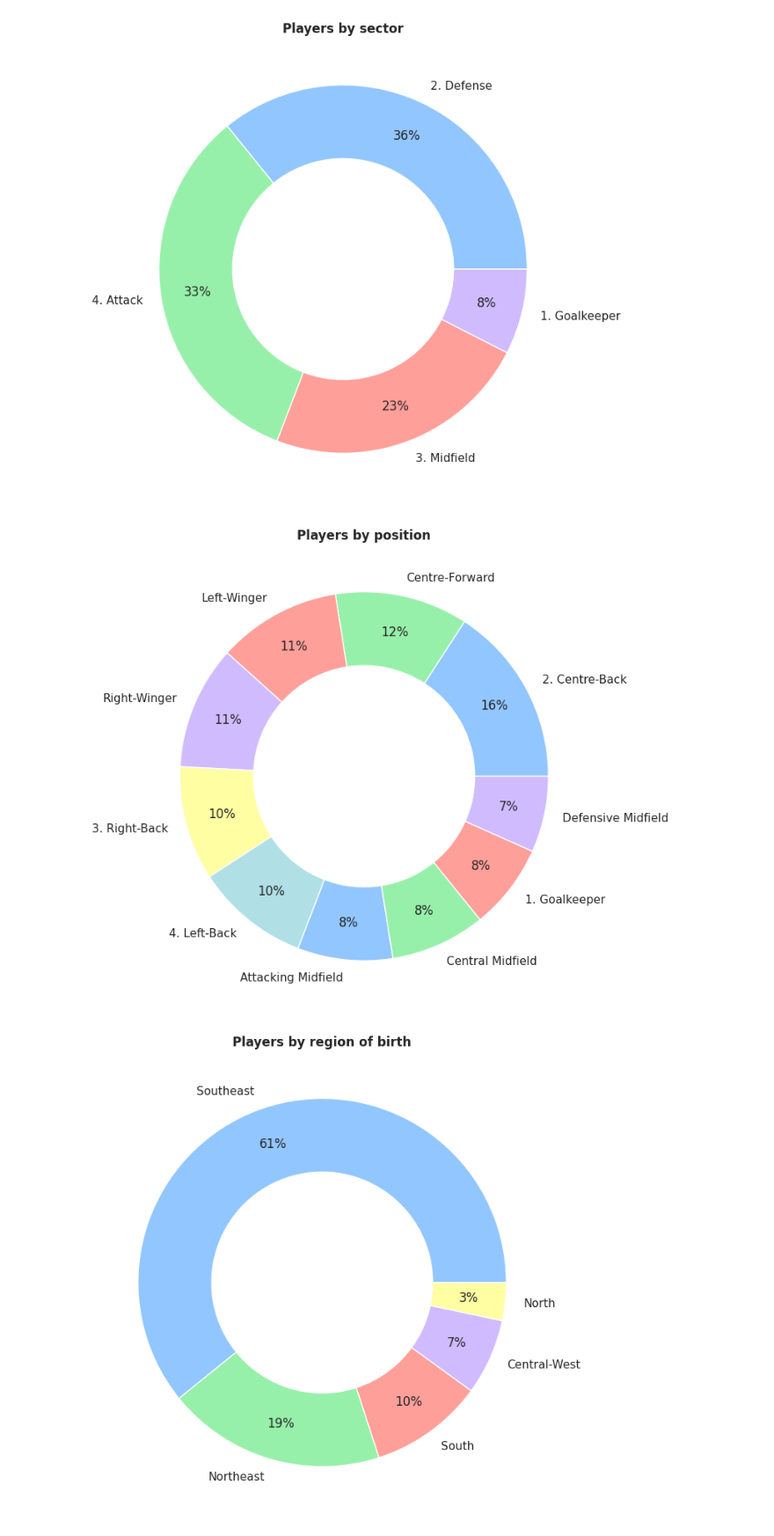
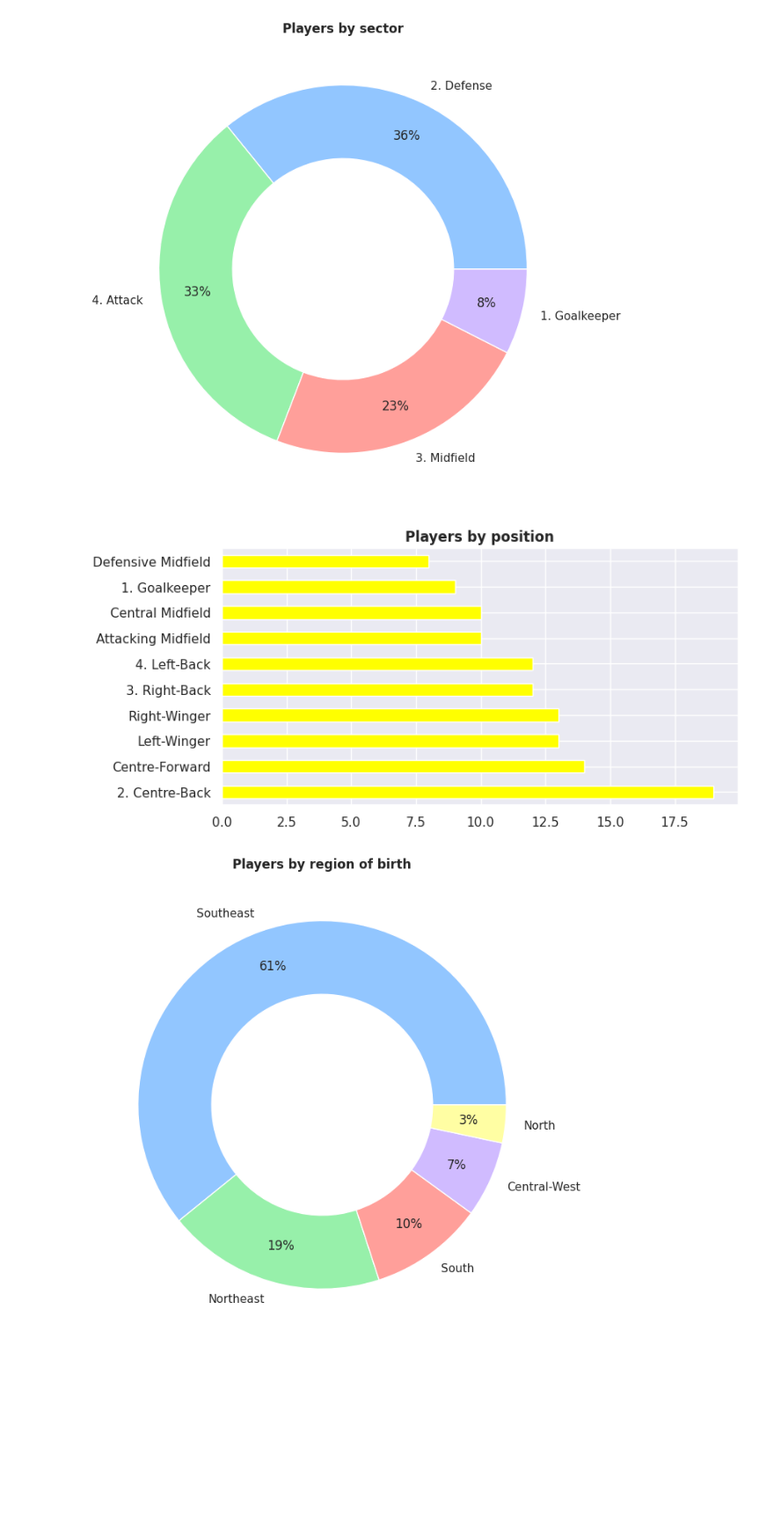
Before and after one commit to guilhermelaviola/GoalAnalysis, a Jupyter notebook: BrazilianPlayers.ipynb, the cells around one changed output. Shown at 88% size. Saved outputs shown, nothing was run; the diff lists cells and outputs as text; code cells hidden in the pictures; blank space fills up the shorter version.

```diff
--- a/BrazilianPlayers.ipynb
+++ b/BrazilianPlayers.ipynb
@@ -18,6 +23,17 @@ plt.style.use('seaborn-pastel')
+# %%
+# Setting the search parameters:
+filename = 'br-players.xlsx'
+search_path = '/content/drive/My Drive/Datasets/Soccer'
+# Search for the file
+file = None
+for root, dirs, files in os.walk(search_path):
+    if filename in files:
+        file= os.path.join(root, filename)
+        break
+    df = pd.read_excel(file)
 # %%
 # Importing and displaying the last 10 players:
-df = pd.ExcelFile('br-players.xlsx')
+df = pd.ExcelFile(file)
 players = pd.read_excel(df, 'br-players')
 players.tail(10)
 # %% [output]
@@ -86,12 +102,12 @@ plt.show()
 [figure]
 # %%
 # Displaying players by position:
-players['Position'].value_counts().plot(kind = 'pie', autopct = '%.0f%%', figsize = (8, 8), wedgeprops = dict(width = 0.4), pctdistance = 0.8)
+players['Position'].value_counts().plot(kind = 'barh', color = 'yellow', figsize = (8, 4))
 plt.ylabel(None)
 plt.title('Players by position', fontweight = 'bold')
 plt.show()
 # %% [output]
-[figure, old version]
+[figure, new version]
 # %%
 # Displaying players by region of birth:
 players['Region of birth'].value_counts().plot(kind = 'pie', autopct = '%.0f%%', figsize = (8, 8), wedgeprops = dict(width = 0.4), pctdistance = 0.8)
```
Also changed, not shown: parts of 2 cells of this notebook.
